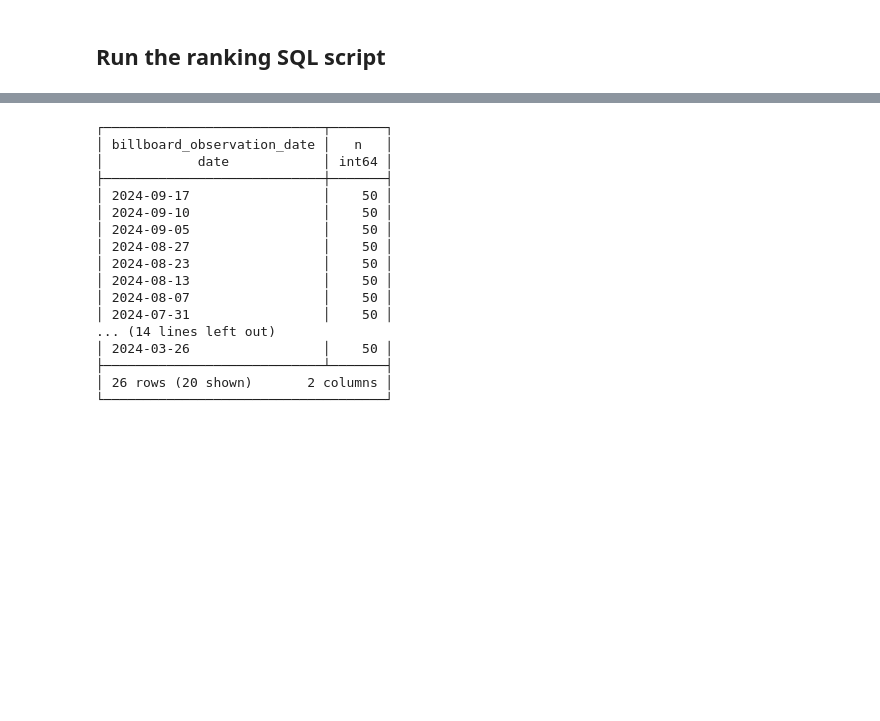
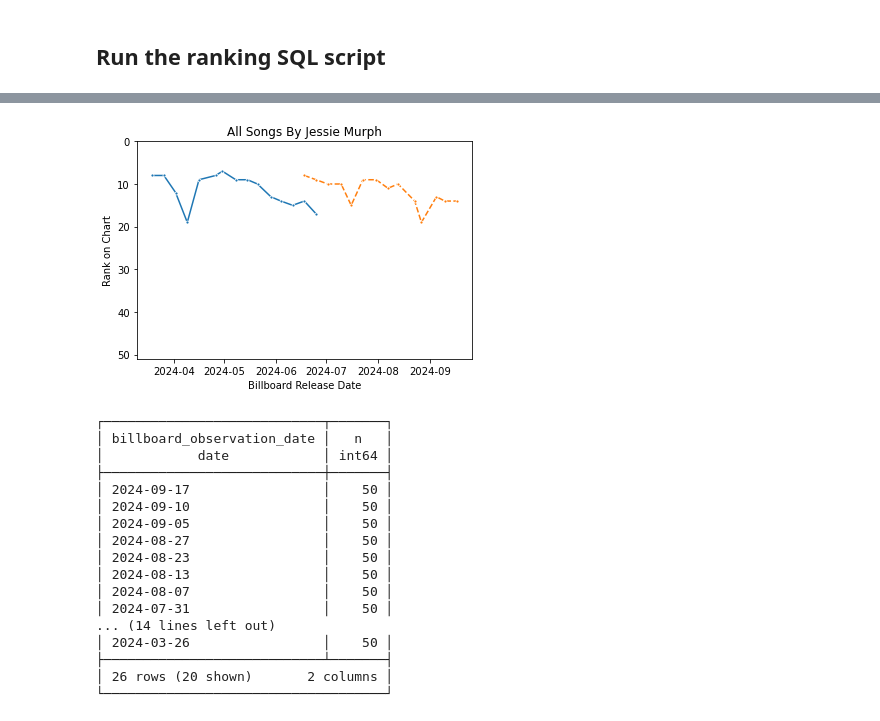
Before and after one commit to jwmanahan/billboard, a Jupyter notebook: add_new_week.ipynb, the cells around one changed output, grey strips where cells are left out. Drawn from its saved outputs; the diff is of its cells as text; code cells hidden in the pictures; blank space fills up the shorter version.

```diff
--- a/add_new_week.ipynb
+++ b/add_new_week.ipynb
@@ -620,3 +547,39 @@ graph.axes.invert_yaxis()
+# %%
+# For now, manual artist name selection
+# TODO: Create charts for every artist on this week's chart at once
+artist_name = 'Jessie Murph' # TODO: use artist ID, but label with artist_name
+
+df_weeks_this_artist = df_weeks_for_artist.query(
+    f"artist_name == '{artist_name}'"
+)
+
+sns.color_palette('Paired') # TOFIX
+for _, row in df_weeks_this_artist.pivot( # TODO no pivot to support legend in char 'song_name'
+    index = 'song_id'
+    , columns = 'billboard_observation_date' #TODO: weeks ago
+    , values = 'billboard_rank'
+).fillna(
+    np.inf # suppresses only if a different song is on the chart that week
+).iterrows():
+    graph = sns.lineplot(
+        data = row
+        , linestyle = credit_type_to_linestyle[
+            df_weeks_this_artist[
+                df_weeks_this_artist['song_id'] == row.name
+            ].groupby('relationship_type').count().iloc[0].name
+        ]
+        , marker = '.'
+    )
+
+graph.set(
+    title = f'All Songs By {artist_name}'
+    , xlabel = 'Billboard Release Date' # Really observation date (for now)
+    , ylabel = 'Rank on Chart'
+    , ylim = [0, 51]
+)
+graph.axes.invert_yaxis()
+# %% [output]
+[figure, added]
 # %%
 with duckdb.connect('raw_db.duckdb') as conn:
     print(conn.sql(
```
Also changed, not shown: parts of 51 cells of this notebook, 4 other files.
